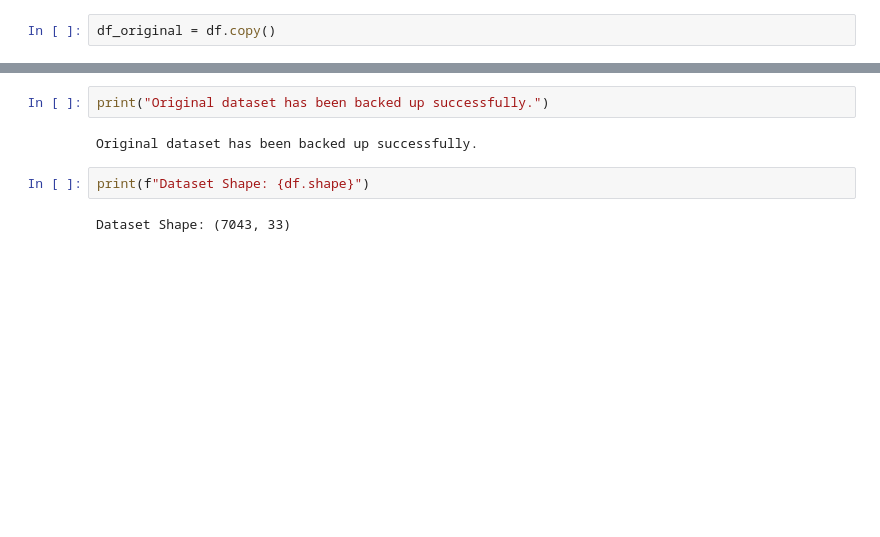
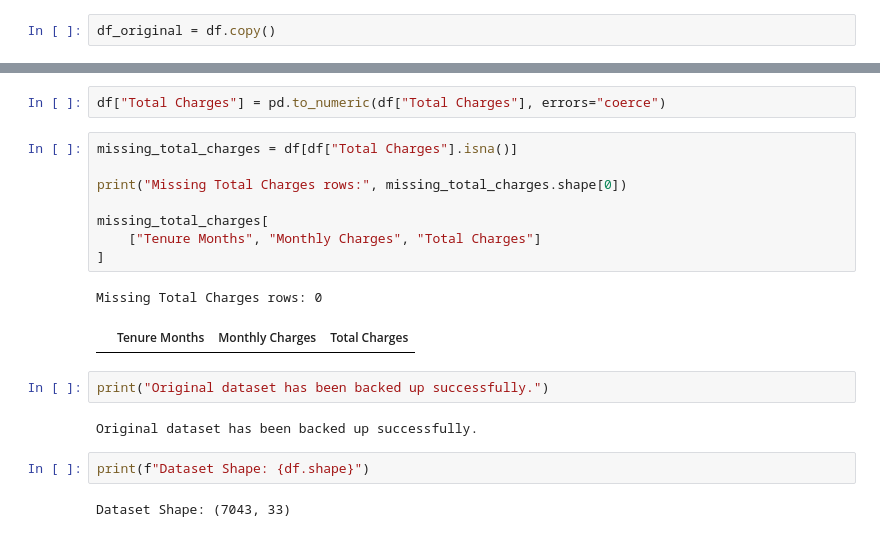
Before and after one commit to yarenyavuz/telecom-customer-retention-intelligence-platform, a Jupyter notebook: notebooks/03_data_preprocessing.ipynb, the cells around one changed output, grey strips where cells are left out. Drawn from its saved outputs; the diff is of its cells as text; blank space fills up the shorter version.

```diff
--- a/notebooks/03_data_preprocessing.ipynb
+++ b/notebooks/03_data_preprocessing.ipynb
@@ -34,3 +43,16 @@ df_original = df.copy()
+# %%
+df["Total Charges"] = pd.to_numeric(df["Total Charges"], errors="coerce")
+# %%
+missing_total_charges = df[df["Total Charges"].isna()]
+
+print("Missing Total Charges rows:", missing_total_charges.shape[0])
+
+missing_total_charges[
+    ["Tenure Months", "Monthly Charges", "Total Charges"]
+]
+# %% [output]
+Missing Total Charges rows: 0
+|  | Tenure Months | Monthly Charges | Total Charges |
 # %%
 print("Original dataset has been backed up successfully.")
 # %% [output]
```
Also changed, not shown: parts of 34 cells of this notebook, 3 other files.
